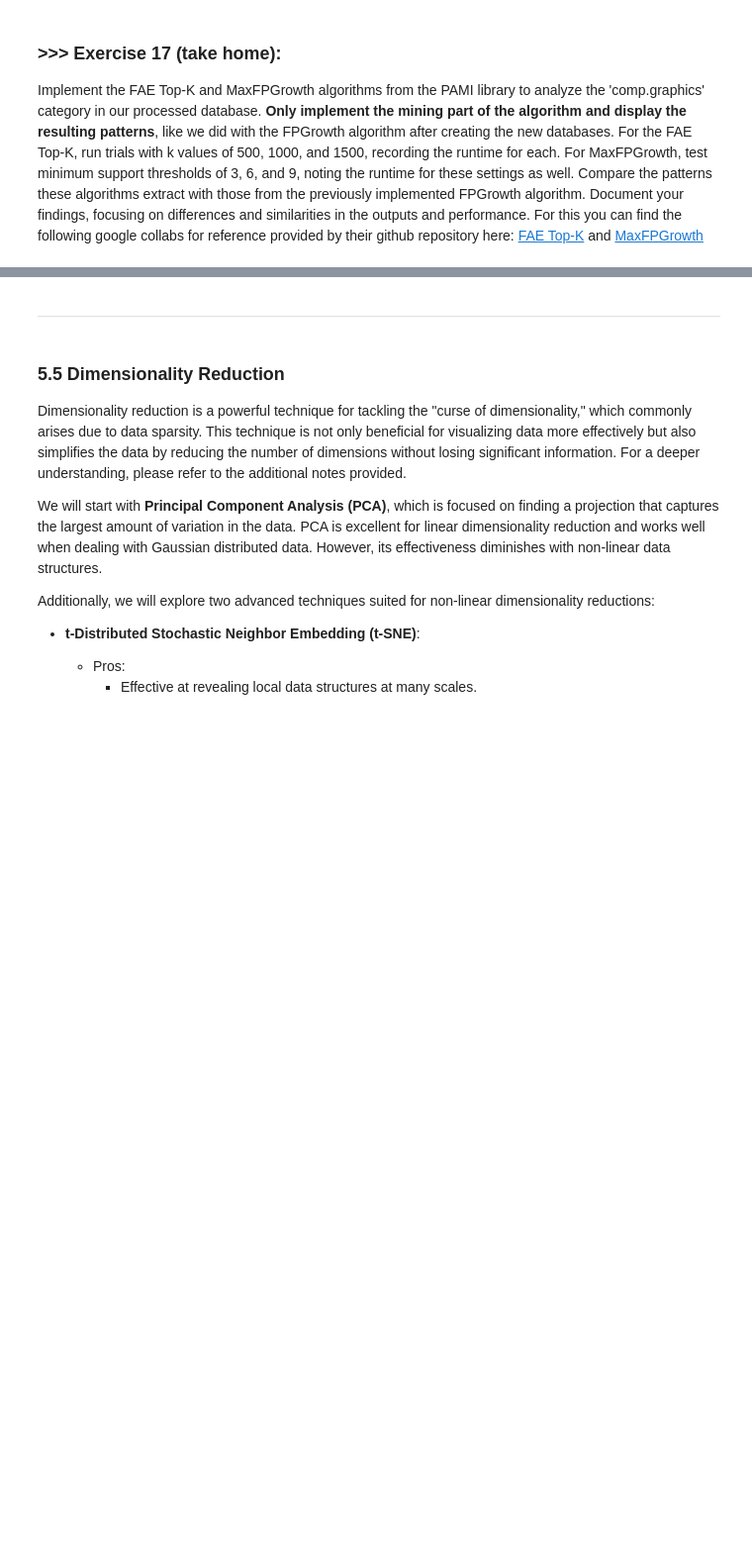
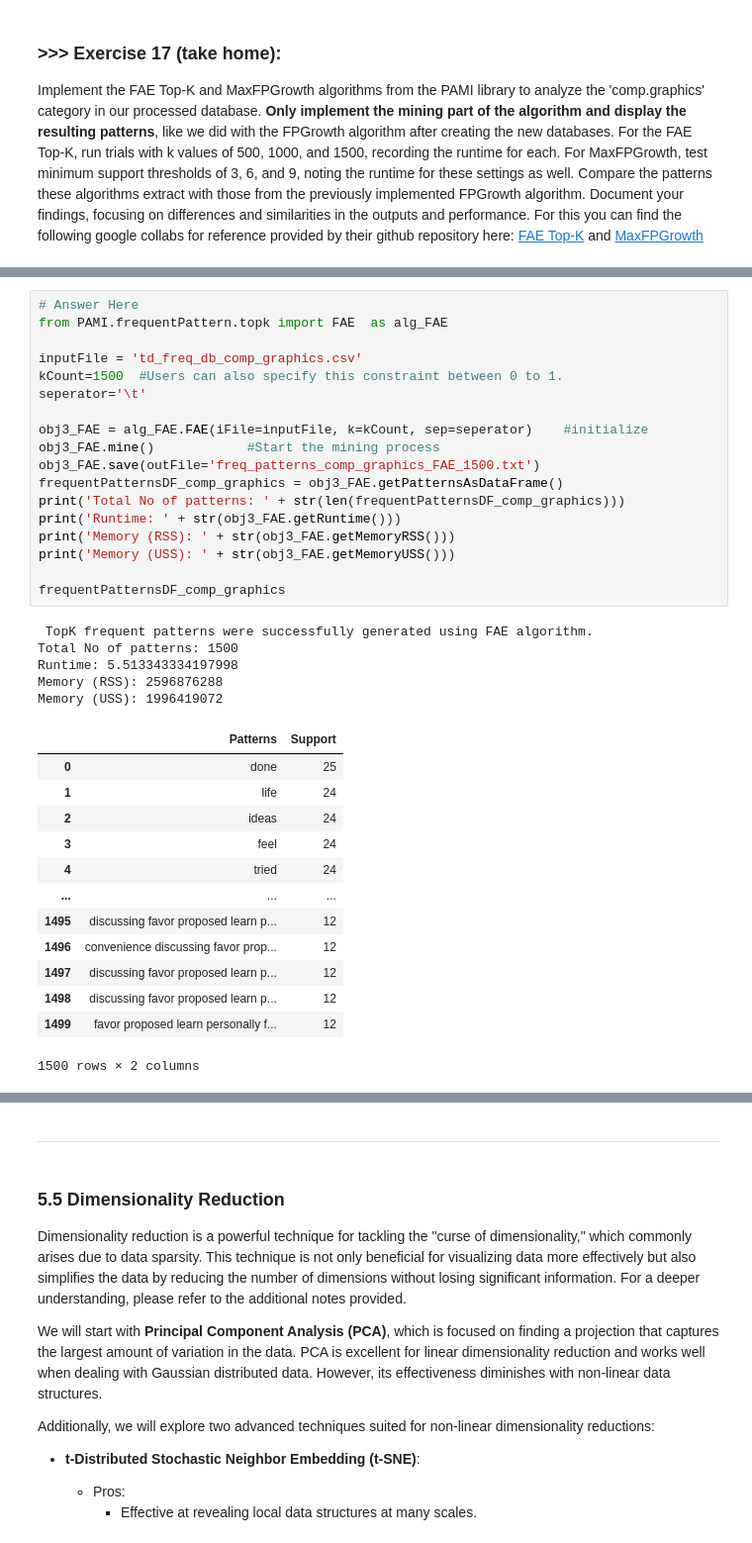
Before and after one commit to Eason12081105/DM2025-Lab1-Exercise, a Jupyter notebook: DM2025-Lab1-Master.ipynb, the cells around one changed output, grey strips where cells are left out. Shown at 99% size. Drawn from its saved outputs; the diff is of its cells as text; blank space fills up the shorter version.

```diff
--- a/DM2025-Lab1-Master.ipynb
+++ b/DM2025-Lab1-Master.ipynb
@@ -2095,0 +2134,37 @@ Error:
+# %%
+# Answer Here
+from PAMI.frequentPattern.topk import FAE  as alg_FAE
+
+inputFile = 'td_freq_db_comp_graphics.csv'
+kCount=1500  #Users can also specify this constraint between 0 to 1.
+seperator='\t'
+
+obj3_FAE = alg_FAE.FAE(iFile=inputFile, k=kCount, sep=seperator)    #initialize
+obj3_FAE.mine()            #Start the mining process
+obj3_FAE.save(outFile='freq_patterns_comp_graphics_FAE_1500.txt')
+frequentPatternsDF_comp_graphics = obj3_FAE.getPatternsAsDataFrame()
+print('Total No of patterns: ' + str(len(frequentPatternsDF_comp_graphics)))
+print('Runtime: ' + str(obj3_FAE.getRuntime()))
+print('Memory (RSS): ' + str(obj3_FAE.getMemoryRSS()))
+print('Memory (USS): ' + str(obj3_FAE.getMemoryUSS()))
+
+frequentPatternsDF_comp_graphics
+# %% [output]
+ TopK frequent patterns were successfully generated using FAE algorithm.
+Total No of patterns: 1500
+Runtime: 5.513343334197998
+Memory (RSS): 2596876288
+Memory (USS): 1996419072
+|  | Patterns | Support |
+| 0 | done | 25 |
+| 1 | life | 24 |
+| 2 | ideas | 24 |
+| 3 | feel | 24 |
+| 4 | tried | 24 |
+| ... | ... | ... |
+| 1495 | discussing favor proposed learn p... | 12 |
+| 1496 | convenience discussing favor prop... | 12 |
+| 1497 | discussing favor proposed learn p... | 12 |
+| 1498 | discussing favor proposed learn p... | 12 |
+| 1499 | favor proposed learn personally f... | 12 |
+1500 rows × 2 columns
```
Also changed, not shown: parts of 50 cells of this notebook, 2 other files.
